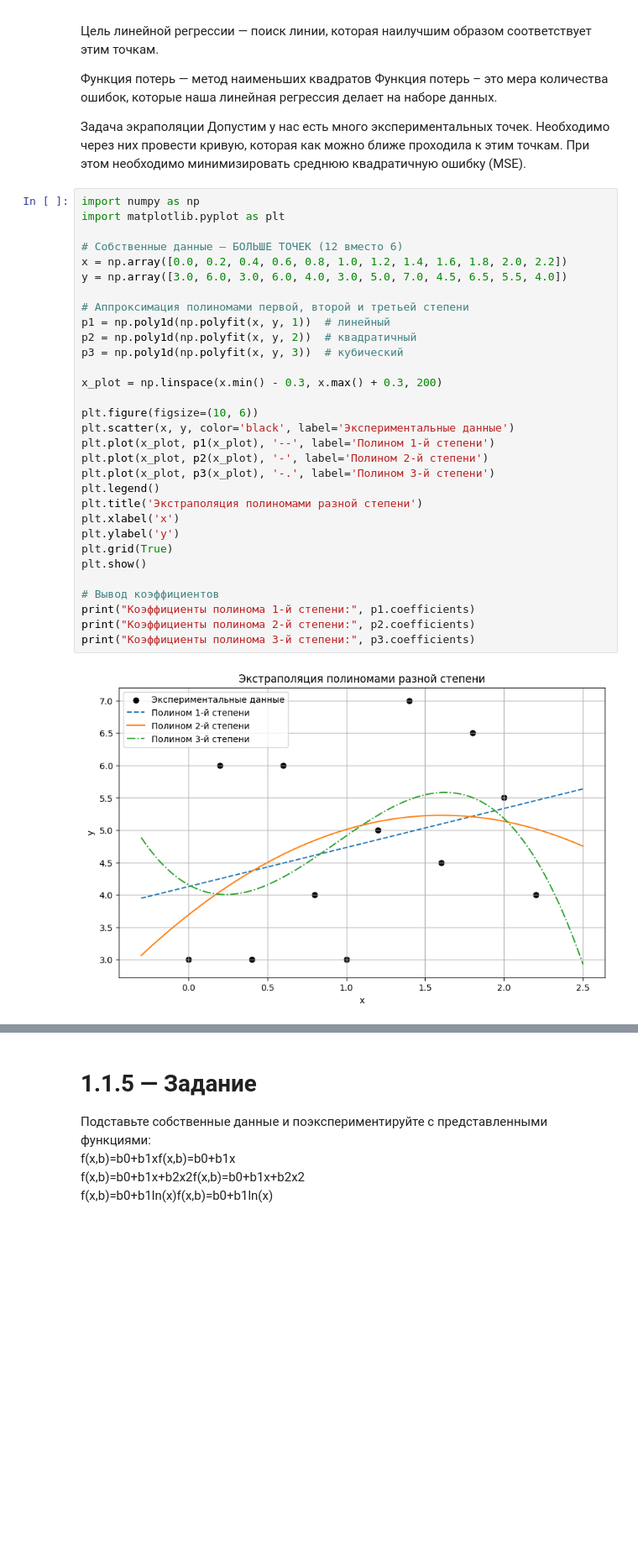
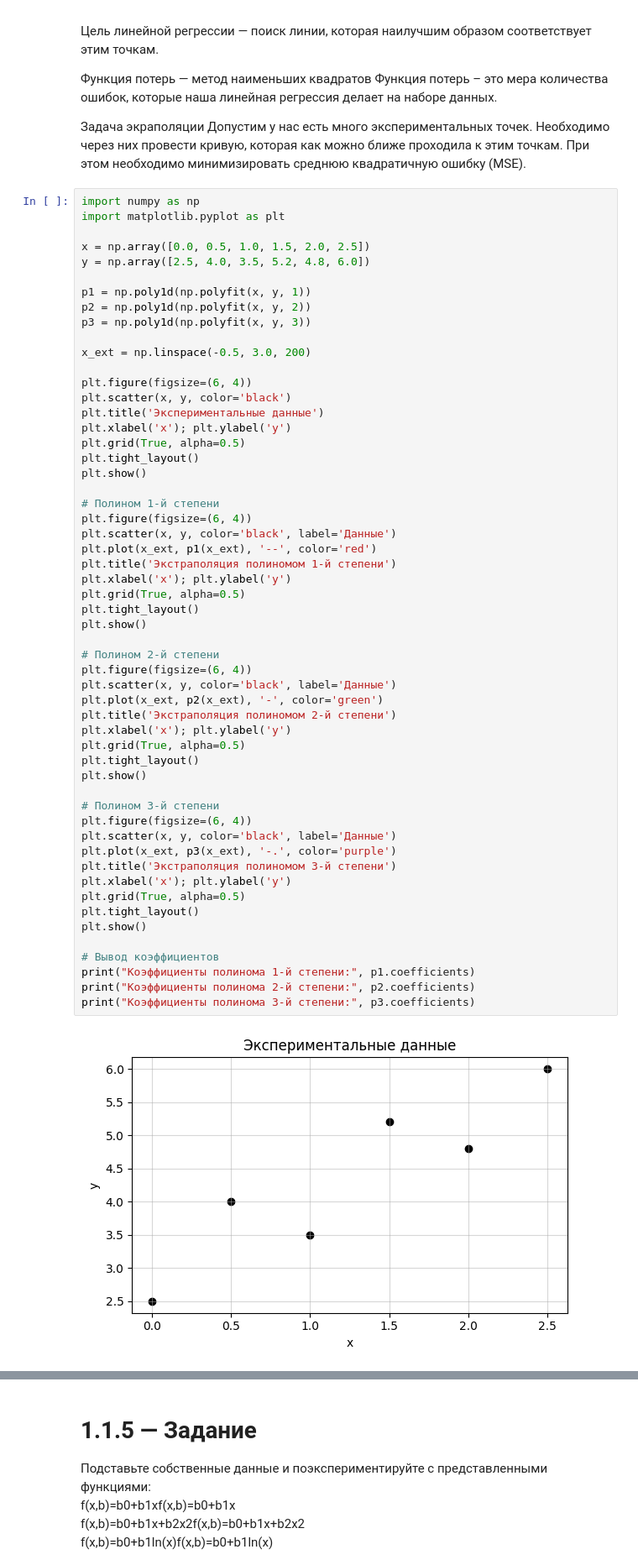
Before and after one commit to alx-ctf/university, a Jupyter notebook: homework_4.ipynb, the cells around one changed output, grey strips where cells are left out. Shown at 84% size. Saved outputs shown, nothing was run; the diff lists cells and outputs as text; blank space fills up the shorter version.

```diff
--- a/homework_4.ipynb
+++ b/homework_4.ipynb
@@ -33,33 +47,57 @@
 # %%
 import numpy as np
 import matplotlib.pyplot as plt
 
-# Собственные данные — БОЛЬШЕ ТОЧЕК (12 вместо 6)
-x = np.array([0.0, 0.2, 0.4, 0.6, 0.8, 1.0, 1.2, 1.4, 1.6, 1.8, 2.0, 2.2])
-y = np.array([3.0, 6.0, 3.0, 6.0, 4.0, 3.0, 5.0, 7.0, 4.5, 6.5, 5.5, 4.0])
+x = np.array([0.0, 0.5, 1.0, 1.5, 2.0, 2.5])
+y = np.array([2.5, 4.0, 3.5, 5.2, 4.8, 6.0])
 
-# Аппроксимация полиномами первой, второй и третьей степени
-p1 = np.poly1d(np.polyfit(x, y, 1))  # линейный
-p2 = np.poly1d(np.polyfit(x, y, 2))  # квадратичный
-p3 = np.poly1d(np.polyfit(x, y, 3))  # кубический
+p1 = np.poly1d(np.polyfit(x, y, 1))
+p2 = np.poly1d(np.polyfit(x, y, 2))
+p3 = np.poly1d(np.polyfit(x, y, 3))
 
-x_plot = np.linspace(x.min() - 0.3, x.max() + 0.3, 200)
+x_ext = np.linspace(-0.5, 3.0, 200)
 
-plt.figure(figsize=(10, 6))
-plt.scatter(x, y, color='black', label='Экспериментальные данные')
-plt.plot(x_plot, p1(x_plot), '--', label='Полином 1-й степени')
-plt.plot(x_plot, p2(x_plot), '-', label='Полином 2-й степени')
-plt.plot(x_plot, p3(x_plot), '-.', label='Полином 3-й степени')
-plt.legend()
-plt.title('Экстраполяция полиномами разной степени')
-plt.xlabel('x')
-plt.ylabel('y')
-plt.grid(True)
+plt.figure(figsize=(6, 4))
+plt.scatter(x, y, color='black')
+plt.title('Экспериментальные данные')
+plt.xlabel('x'); plt.ylabel('y')
+plt.grid(True, alpha=0.5)
+plt.tight_layout()
+plt.show()
+
+# Полином 1-й степени
+plt.figure(figsize=(6, 4))
+plt.scatter(x, y, color='black', label='Данные')
+plt.plot(x_ext, p1(x_ext), '--', color='red')
+plt.title('Экстраполяция полиномом 1-й степени')
+plt.xlabel('x'); plt.ylabel('y')
+plt.grid(True, alpha=0.5)
+plt.tight_layout()
+plt.show()
+
+# Полином 2-й степени
+plt.figure(figsize=(6, 4))
+plt.scatter(x, y, color='black', label='Данные')
+plt.plot(x_ext, p2(x_ext), '-', color='green')
+plt.title('Экстраполяция полиномом 2-й степени')
+plt.xlabel('x'); plt.ylabel('y')
+plt.grid(True, alpha=0.5)
+plt.tight_layout()
+plt.show()
+
+# Полином 3-й степени
+plt.figure(figsize=(6, 4))
+plt.scatter(x, y, color='black', label='Данные')
+plt.plot(x_ext, p3(x_ext), '-.', color='purple')
+plt.title('Экстраполяция полиномом 3-й степени')
+plt.xlabel('x'); plt.ylabel('y')
+plt.grid(True, alpha=0.5)
+plt.tight_layout()
 plt.show()
 
 # Вывод коэффициентов
 print("Коэффициенты полинома 1-й степени:", p1.coefficients)
 print("Коэффициенты полинома 2-й степени:", p2.coefficients)
 print("Коэффициенты полинома 3-й степени:", p3.coefficients)
 # %% [output]
-[figure, old version]
+[figure, new version]
```
Also changed, not shown: parts of 8 cells of this notebook, 1 other file.
